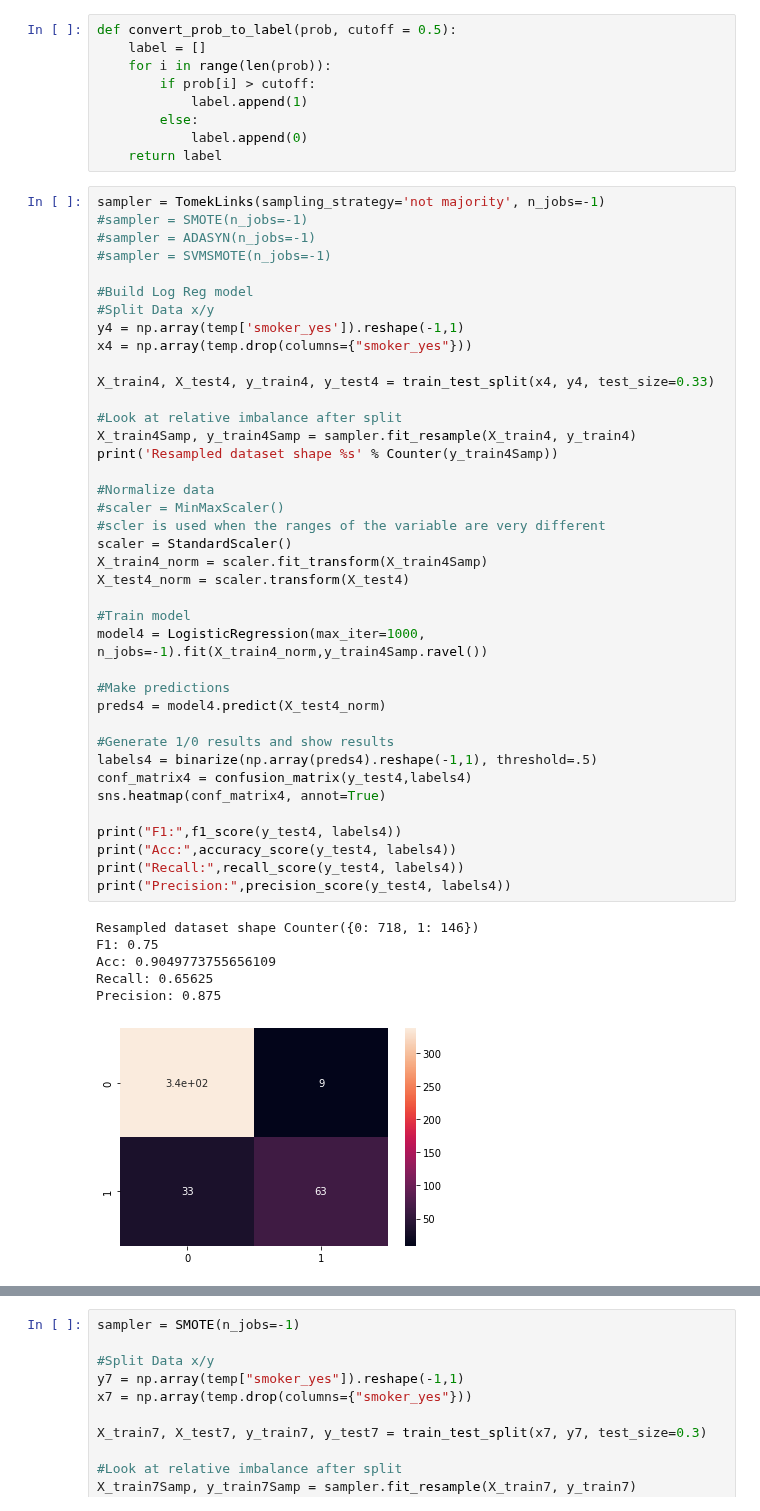
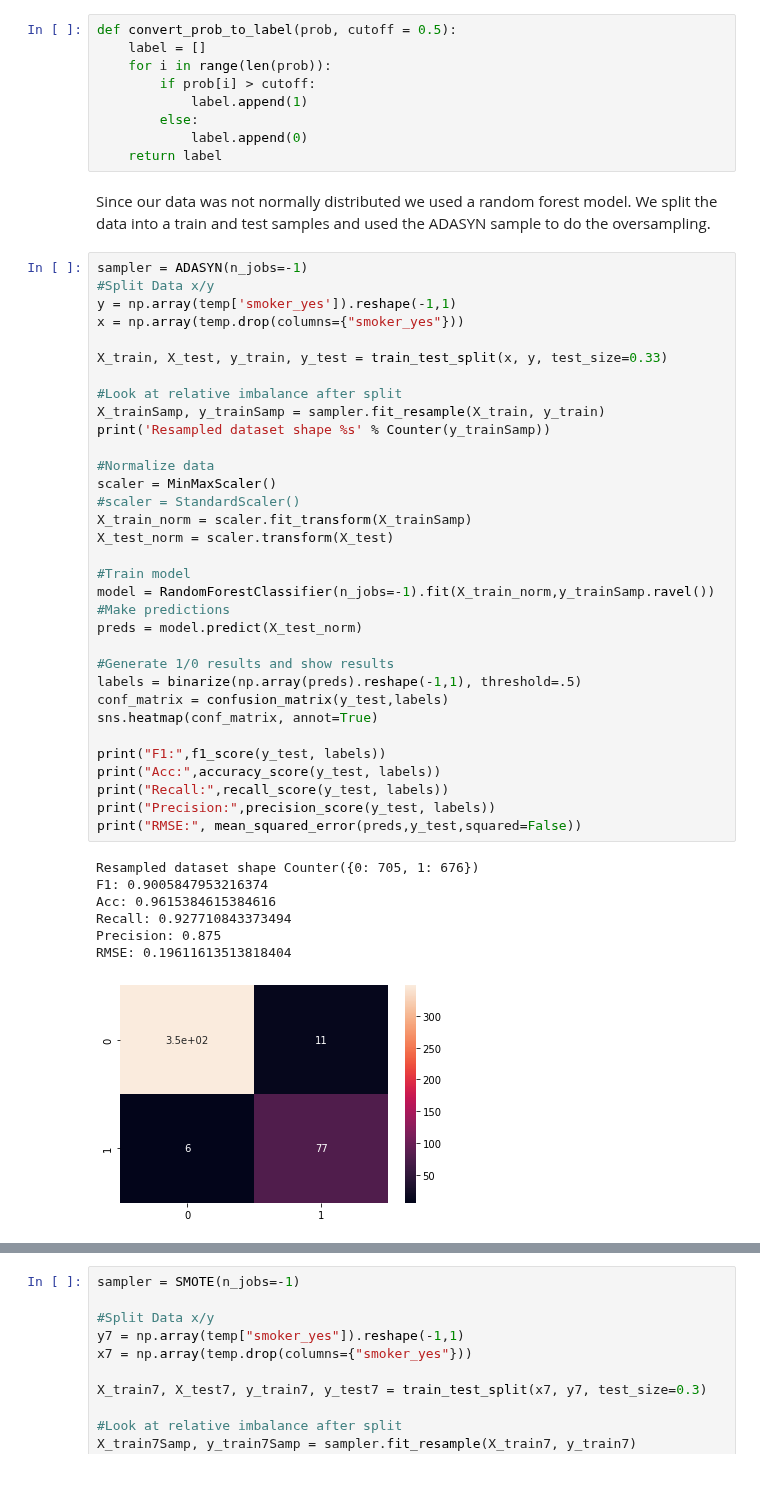
Before and after one commit to rodsunio/DATA3450-Project, a Jupyter notebook: start.ipynb, the cells around one changed output, grey strips where cells are left out. Drawn from its saved outputs; the diff is of its cells as text; blank space fills up the shorter version.

```diff
--- a/start.ipynb
+++ b/start.ipynb
@@ -172,49 +172,46 @@ def convert_prob_to_label(prob, cutoff = 0.5):
         else:
             label.append(0)
     return label
+# %% [markdown]
+Since our data was not normally distributed we used a random forest model. We split the data into a train and test samples and used the ADASYN sample to do the oversampling.
 # %%
-sampler = TomekLinks(sampling_strategy='not majority', n_jobs=-1)
-#sampler = SMOTE(n_jobs=-1)
-#sampler = ADASYN(n_jobs=-1)
-#sampler = SVMSMOTE(n_jobs=-1)
+sampler = ADASYN(n_jobs=-1)
+#Split Data x/y
+y = np.array(temp['smoker_yes']).reshape(-1,1)
+x = np.array(temp.drop(columns={"smoker_yes"}))
 
-#Build Log Reg model
-#Split Data x/y
-y4 = np.array(temp['smoker_yes']).reshape(-1,1)
-x4 = np.array(temp.drop(columns={"smoker_yes"}))
-
-X_train4, X_test4, y_train4, y_test4 = train_test_split(x4, y4, test_size=0.33)
+X_train, X_test, y_train, y_test = train_test_split(x, y, test_size=0.33)
 
 #Look at relative imbalance after split
-X_train4Samp, y_train4Samp = sampler.fit_resample(X_train4, y_train4)
-print('Resampled dataset shape %s' % Counter(y_train4Samp))
+X_trainSamp, y_trainSamp = sampler.fit_resample(X_train, y_train)
+print('Resampled dataset shape %s' % Counter(y_trainSamp))
 
 #Normalize data
-#scaler = MinMaxScaler()
-#scler is used when the ranges of the variable are very different
-scaler = StandardScaler()
-X_train4_norm = scaler.fit_transform(X_train4Samp)
-X_test4_norm = scaler.transform(X_test4)
+scaler = MinMaxScaler()
+#scaler = StandardScaler()
+X_train_norm = scaler.fit_transform(X_trainSamp)
+X_test_norm = scaler.transform(X_test)
 
 #Train model
-model4 = LogisticRegression(max_iter=1000, n_jobs=-1).fit(X_train4_norm,y_train4Samp.ravel())
-
+model = RandomForestClassifier(n_jobs=-1).fit(X_train_norm,y_trainSamp.ravel())
 #Make predictions
-preds4 = model4.predict(X_test4_norm)
+preds = model.predict(X_test_norm)
 
 #Generate 1/0 results and show results
-labels4 = binarize(np.array(preds4).reshape(-1,1), threshold=.5)
-conf_matrix4 = confusion_matrix(y_test4,labels4)
-sns.heatmap(conf_matrix4, annot=True)
+labels = binarize(np.array(preds).reshape(-1,1), threshold=.5)
+conf_matrix = confusion_matrix(y_test,labels)
+sns.heatmap(conf_matrix, annot=True)
 
-print("F1:",f1_score(y_test4, labels4))
-print("Acc:",accuracy_score(y_test4, labels4))
-print("Recall:",recall_score(y_test4, labels4))
-print("Precision:",precision_score(y_test4, labels4))
+print("F1:",f1_score(y_test, labels))
+print("Acc:",accuracy_score(y_test, labels))
+print("Recall:",recall_score(y_test, labels))
+print("Precision:",precision_score(y_test, labels))
+print("RMSE:", mean_squared_error(preds,y_test,squared=False))
 # %% [output]
-Resampled dataset shape Counter({0: 718, 1: 146})
-F1: 0.75
-Acc: 0.9049773755656109
-Recall: 0.65625
+Resampled dataset shape Counter({0: 705, 1: 676})
+F1: 0.9005847953216374
+Acc: 0.9615384615384616
+Recall: 0.927710843373494
 Precision: 0.875
+RMSE: 0.19611613513818404
-[figure, old version]
+[figure, new version]
```
Also changed, not shown: parts of 3 cells of this notebook.
